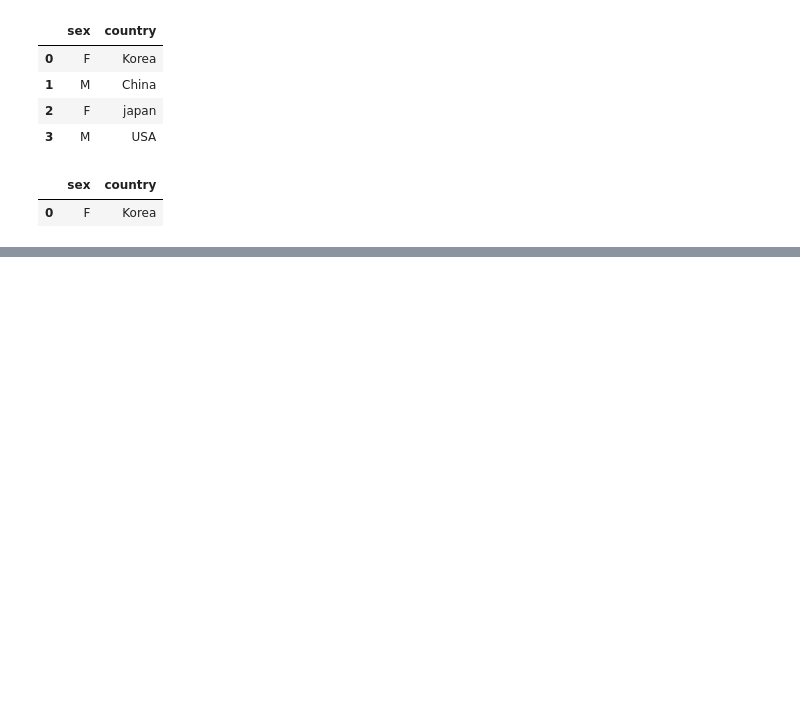
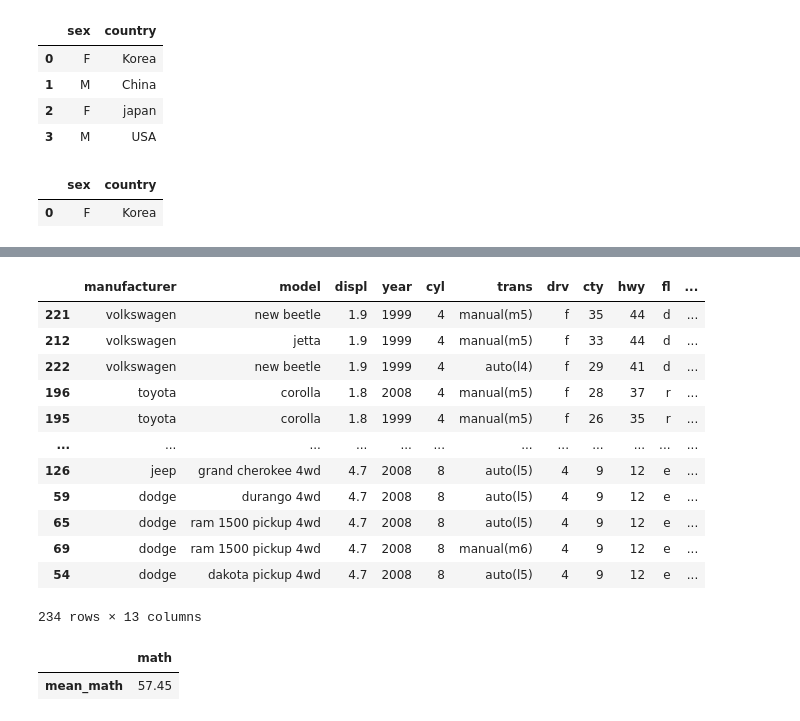
Before and after one commit to simmingyu12/kit_bigdata, a Jupyter notebook: src/chapter06.ipynb, the cells around one changed output, grey strips where cells are left out. Saved outputs shown, nothing was run; the diff lists cells and outputs as text; code cells hidden in the pictures; blank space fills up the shorter version.

```diff
--- a/src/chapter06.ipynb
+++ b/src/chapter06.ipynb
@@ -252,0 +269,10 @@ df.query("sex == 'M' & country == 'China'")
+# %%
+# 데이터 프레임 출력 제한 설정하기
+
+# 행, 열 제한 없이 모두 출력학
+pd.set_option('display.max_rows', None)  # 모든 행 출력
+pd.set_option('display.max_columns', None)  # 모든 열 출력
+# %%
+pd.reset_option('display.max_rows')  # 모든 행 제한 되돌리기
+pd.reset_option('display.max_columns')  # 열 출력 제한 되돌리기
+pd.reset_option('all')  # 모든 설정 되돌리기
@@ -252,0 +772,28 @@ df.query("sex == 'M' & country == 'China'")
+# %%
+mpg = pd.read_csv('mpg.csv')
+mpg_new = mpg.copy()
+
+mpg_new = mpg_new.assign(total = mpg_new['cty']+ mpg_new['hwy'])
+# %%
+mpg_new = mpg_new.assign(mean = mpg_new['total'] / 2)
+# %%
+mpg_new.sort_values('mean', ascending=False)
+# %% [output]
+|  | manufacturer | model | displ | year | cyl | trans | drv | cty | hwy | fl | ... |
+| 221 | volkswagen | new beetle | 1.9 | 1999 | 4 | manual(m5) | f | 35 | 44 | d | ... |
+| 212 | volkswagen | jetta | 1.9 | 1999 | 4 | manual(m5) | f | 33 | 44 | d | ... |
+| 222 | volkswagen | new beetle | 1.9 | 1999 | 4 | auto(l4) | f | 29 | 41 | d | ... |
+| 196 | toyota | corolla | 1.8 | 2008 | 4 | manual(m5) | f | 28 | 37 | r | ... |
+| 195 | toyota | corolla | 1.8 | 1999 | 4 | manual(m5) | f | 26 | 35 | r | ... |
+| ... | ... | ... | ... | ... | ... | ... | ... | ... | ... | ... | ... |
+| 126 | jeep | grand cherokee 4wd | 4.7 | 2008 | 8 | auto(l5) | 4 | 9 | 12 | e | ... |
+| 59 | dodge | durango 4wd | 4.7 | 2008 | 8 | auto(l5) | 4 | 9 | 12 | e | ... |
+| 65 | dodge | ram 1500 pickup 4wd | 4.7 | 2008 | 8 | auto(l5) | 4 | 9 | 12 | e | ... |
+| 69 | dodge | ram 1500 pickup 4wd | 4.7 | 2008 | 8 | manual(m6) | 4 | 9 | 12 | e | ... |
+| 54 | dodge | dakota pickup 4wd | 4.7 | 2008 | 8 | auto(l5) | 4 | 9 | 12 | e | ... |
+234 rows × 13 columns
+# %%
+exam.agg(mean_math = ('math', 'mean'))
+# %% [output]
+|  | math |
+| mean_math | 57.45 |
```
Also changed, not shown: parts of 59 cells of this notebook.
